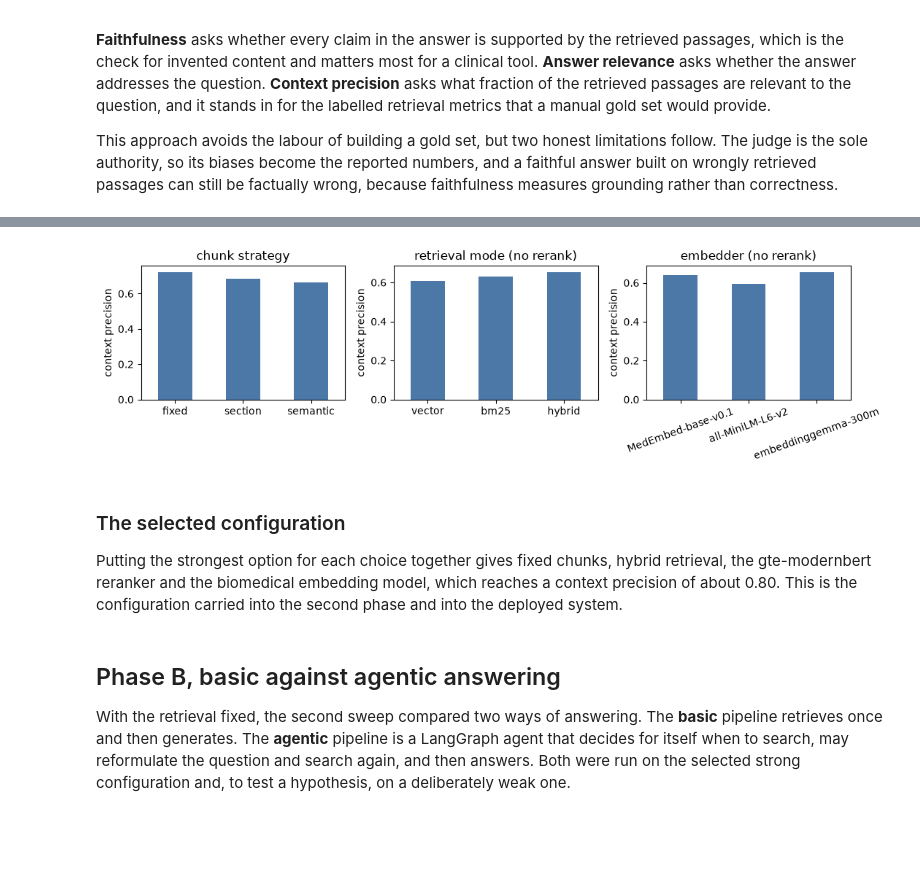
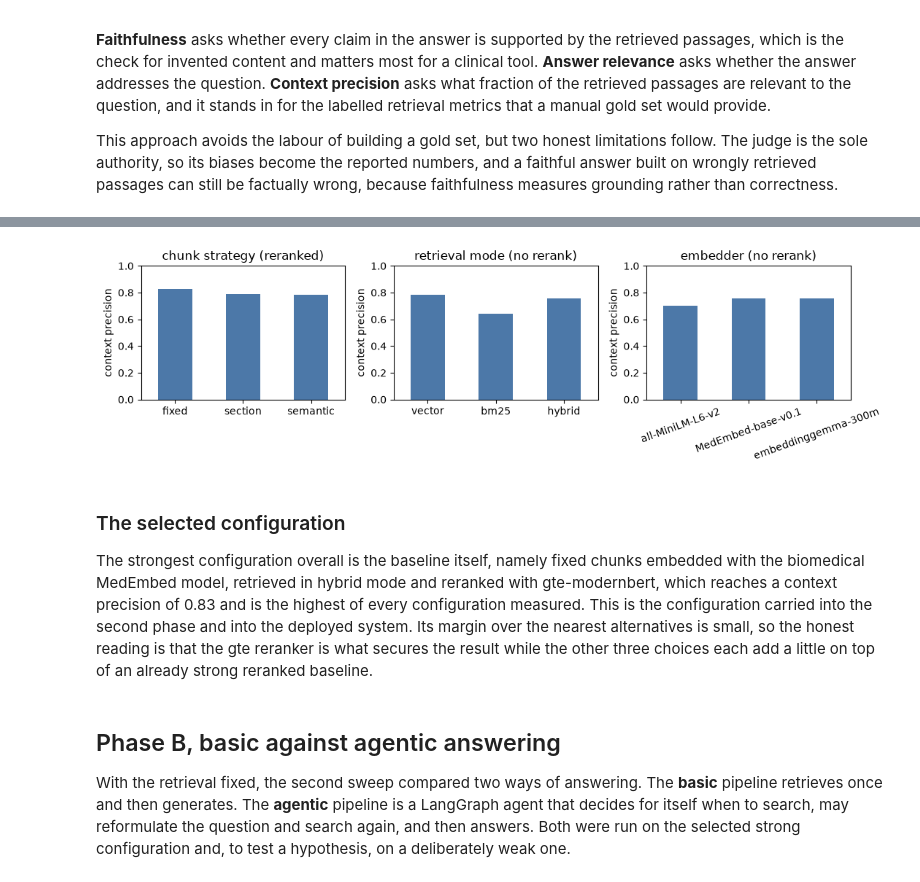
Before and after one commit to tasosrigos-bit/ocular-scan-ai, a Jupyter notebook: notebooks/08_rag_evaluation.ipynb, the cells around one changed output, grey strips where cells are left out. Saved outputs shown, nothing was run; the diff lists cells and outputs as text; code cells hidden in the pictures; blank space fills up the shorter version.

```diff
--- a/notebooks/08_rag_evaluation.ipynb
+++ b/notebooks/08_rag_evaluation.ipynb
@@ -107,31 +143,43 @@ ahead.
 # %%
 fig, axes = plt.subplots(1, 3, figsize=(11, 3.2))
 
-strat = a[(a["mode"] == "hybrid") & (a["rerank"] == "ms-marco-MiniLM-L-6-v2")]
-strat.groupby("chunk_strategy")["context_precision"].mean().reindex(["fixed", "section", "semantic"]).plot.bar(
-    ax=axes[0], color="#4C78A8", rot=0, title="chunk strategy")
+# chunk strategy, at the deployed reranker
+strat = a[(a["embed_model"] == "MedEmbed-base-v0.1") & (a["mode"] == "hybrid")
+          & (a["rerank"] == "gte-reranker-modernbert-base")]
+strat.groupby("chunk_strategy")["context_precision"].mean().reindex(
+    ["fixed", "section", "semantic"]).plot.bar(
+    ax=axes[0], color="#4C78A8", rot=0, title="chunk strategy (reranked)")
 
-mode = a[a["rerank"] == "none"]
-mode.groupby("mode")["context_precision"].mean().reindex(["vector", "bm25", "hybrid"]).plot.bar(
+# retrieval mode, raw first-stage retrieval so the mode effect is not masked by the reranker
+mode = a[(a["chunk_strategy"] == "fixed") & (a["embed_model"] == "MedEmbed-base-v0.1")
+         & (a["rerank"] == "none")]
+mode.groupby("mode")["context_precision"].mean().reindex(
+    ["vector", "bm25", "hybrid"]).plot.bar(
     ax=axes[1], color="#4C78A8", rot=0, title="retrieval mode (no rerank)")
 
-emb = a[a["rerank"] == "none"]
-emb.groupby("embed_model")["context_precision"].mean().plot.bar(
+# embedding model, raw first-stage retrieval for the same reason
+emb = a[(a["chunk_strategy"] == "fixed") & (a["mode"] == "hybrid") & (a["rerank"] == "none")]
+emb.groupby("embed_model")["context_precision"].mean().reindex(
+    ["all-MiniLM-L6-v2", "MedEmbed-base-v0.1", "embeddinggemma-300m"]).plot.bar(
     ax=axes[2], color="#4C78A8", rot=20, title="embedder (no rerank)")
 
 for ax in axes:
     ax.set_xlabel("")
     ax.set_ylabel("context precision")
+    ax.set_ylim(0, 1)
 plt.tight_layout()
 plt.show()
 # %% [output]
-[figure, old version]
+[figure, new version]
 # %% [markdown]
 ### The selected configuration
 
-Putting the strongest option for each choice together gives fixed chunks, hybrid retrieval, the
-gte-modernbert reranker and the biomedical embedding model, which reaches a context precision of
-about 0.80. This is the configuration carried into the second phase and into the deployed system.
+The strongest configuration overall is the baseline itself, namely fixed chunks embedded with the
+biomedical MedEmbed model, retrieved in hybrid mode and reranked with gte-modernbert, which reaches a
+context precision of 0.83 and is the highest of every configuration measured. This is the
+configuration carried into the second phase and into the deployed system. Its margin over the nearest
+alternatives is small, so the honest reading is that the gte reranker is what secures the result
+while the other three choices each add a little on top of an already strong reranked baseline.
 # %% [markdown]
 ## Phase B, basic against agentic answering
 
```
Also changed, not shown: parts of 12 cells of this notebook, 6 other files.
